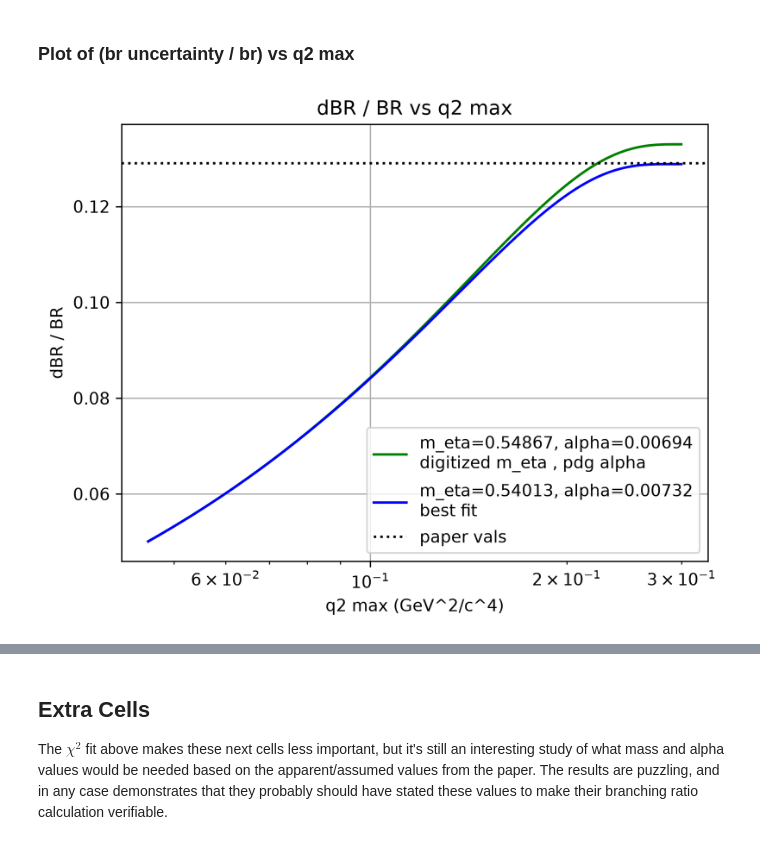
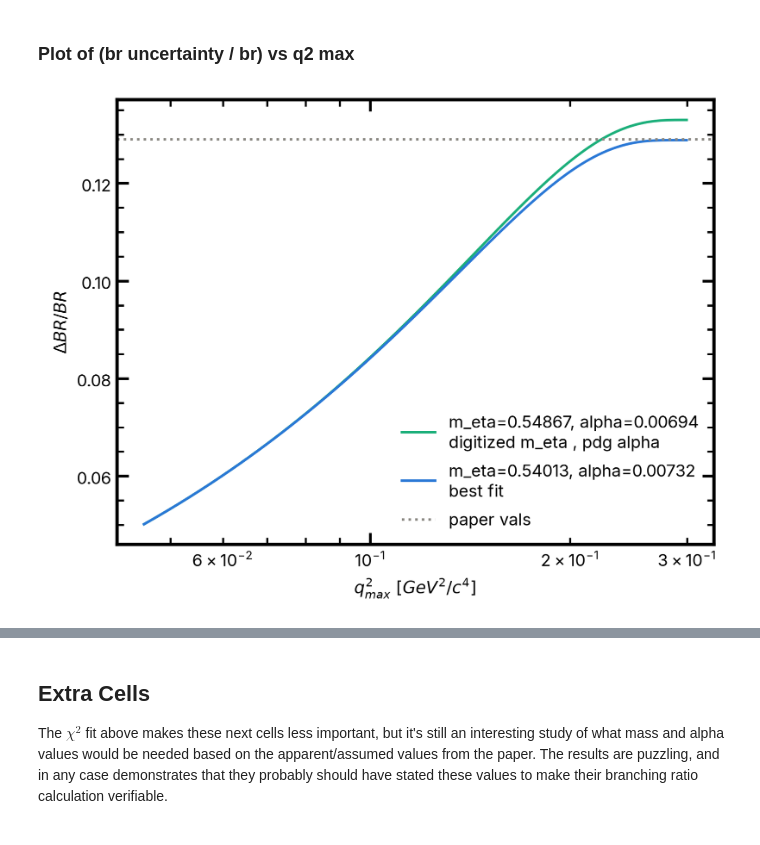
Before and after one commit to michael24peters/form-factor, a Jupyter notebook: eta-form-factor-1980.ipynb, the cells around one changed output, grey strips where cells are left out. Saved outputs shown, nothing was run; the diff lists cells and outputs as text; code cells hidden in the pictures.

```diff
--- a/eta-form-factor-1980.ipynb
+++ b/eta-form-factor-1980.ipynb
@@ -14,8 +14,8 @@ import matplotlib.pyplot as plt
 from tabulate import tabulate
 import math
 
-plt.rcParams['figure.dpi'] = 300
-plt.rcParams['savefig.dpi'] = 300
+from plot_style import COLORS, style_axes, apply_font
+apply_font()
 
 # Alternate constants (from pdg)
 ALPHA = 1. / 137. # m_Z mass scale
@@ -497,42 +505,44 @@ for pair in pairs:
     prefactor = ff_temp.prefactor
 
     # Sample over q2 max values and calculate dbr / br
     for q2_max in q2_max_values:
         # Skip invalid q2 max values
         if q2_max <= ff_temp.q2_min: continue
         bounds = [ff_temp.q2_min, q2_max]
 
         I_o, _ = ff_temp.integrate(Lambda0, bounds=bounds)
         I_p, _ = ff_temp.integrate(Lambda_p, bounds=bounds)
         I_m, _ = ff_temp.integrate(Lambda_m, bounds=bounds)
 
         br = prefactor * I_o
         dbr = prefactor * np.abs((I_p - I_m)) / 2.0
 
         # Calculate ratio; guard against invalid values
         if not np.isfinite(br) or br == 0.0: ratio = np.nan
         else: ratio = dbr / br
         values.append([q2_max, ratio, br, dbr])
 
     # Create plot from values
     values = np.array(values)
     all_vals.append(values)
 
-plt.plot(all_vals[0][:,0], all_vals[0][:,1], color='green', label=f"m_eta={pairs[0][0]:.5f}, alpha={pairs[0][1]:.5f}\ndigitized m_eta , pdg alpha")
-plt.plot(all_vals[1][:,0], all_vals[1][:,1], color='blue', label=f"m_eta={pairs[1][0]:.5f}, alpha={pairs[1][1]:.5f}\nbest fit")
+plt.plot(all_vals[0][:,0], all_vals[0][:,1], color=COLORS['secondary'],
+         label=f"m_eta={pairs[0][0]:.5f}, alpha={pairs[0][1]:.5f}\ndigitized m_eta , pdg alpha")
+plt.plot(all_vals[1][:,0], all_vals[1][:,1], color=COLORS['primary'],
+         label=f"m_eta={pairs[1][0]:.5f}, alpha={pairs[1][1]:.5f}\nbest fit")
 # Plot reference line from paper
-plt.axhline(DBR0 / BR0, color='black', linestyle=':', label='paper vals')
+plt.axhline(DBR0 / BR0, color=COLORS['reference'], linestyle=':', label='paper vals')
 # plt.axhline(3.7e-5 / 3.1e-4, color='red', linestyle='--', label='lower unc')
 # plt.yscale('log')
-plt.xlabel('q2 max (GeV^2/c^4)')
-plt.ylabel('dBR / BR')
-plt.title('dBR / BR vs q2 max')
-plt.grid()
-plt.legend()
+plt.xlabel(r'$q^2_{max}\,\, [GeV^2/c^4]$')
+plt.ylabel(r'$\Delta BR / BR$')
+plt.legend(frameon=False)
 plt.xscale('log')
+ax = plt.gca()
+style_axes(ax)
 plt.show()
 # %% [output]
-[figure, old version]
+[figure, new version]
 # %%
 # Same dBR/BR vs q2_max idea as above, but now also folding in a statistical
 # (yield) uncertainty from a fitted signal yield, alongside the systematic
```
Also changed, not shown: parts of 5 cells of this notebook.
